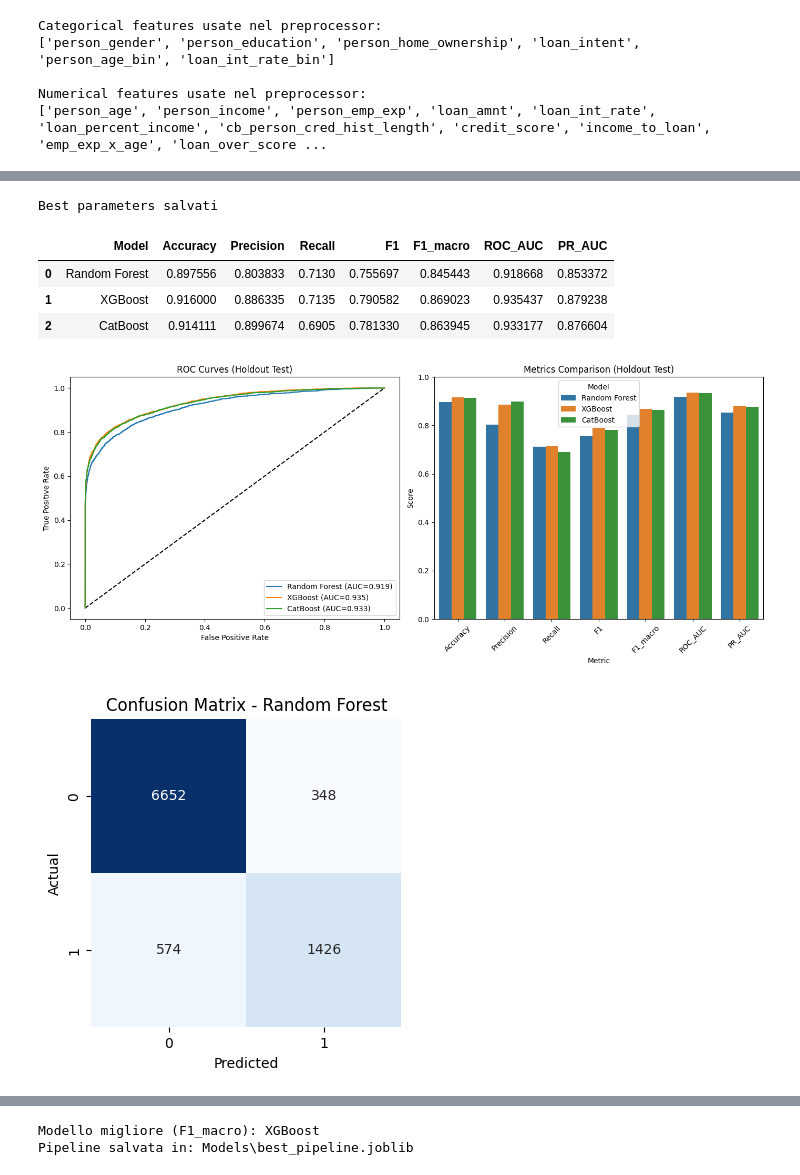
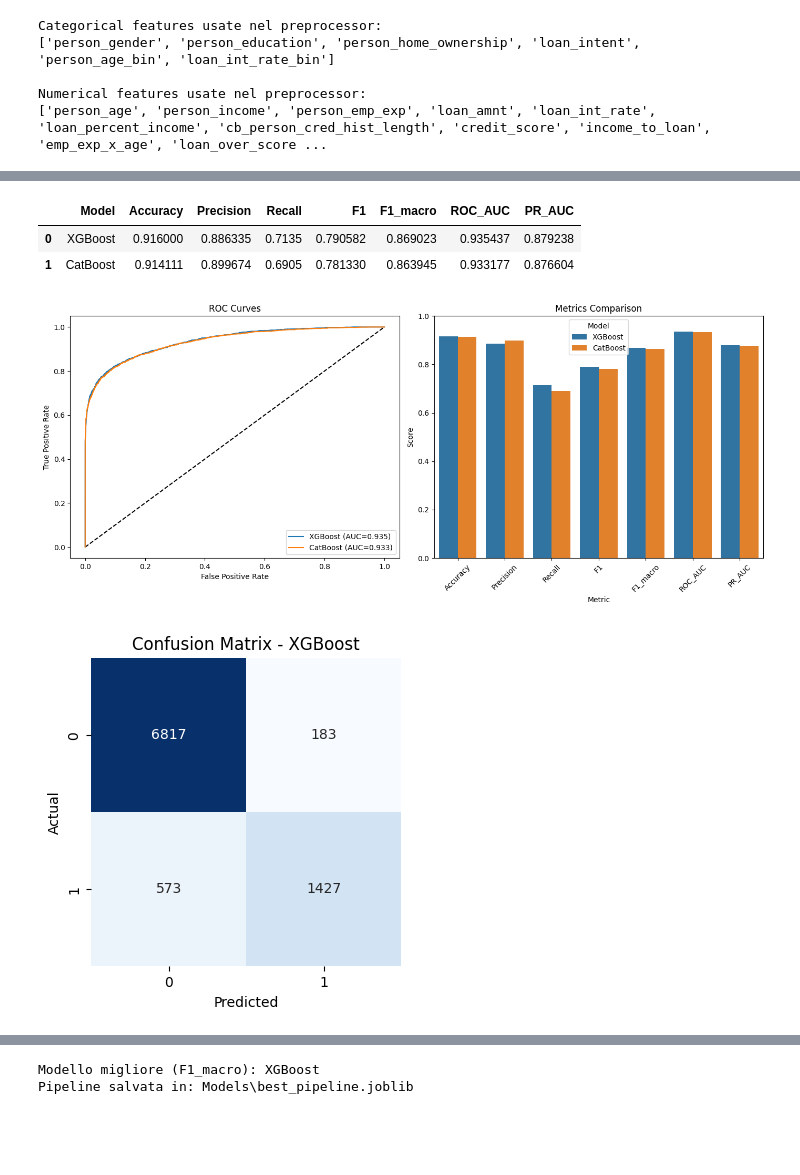
Before and after one commit to NicoBache/DMMLproject, a Jupyter notebook: DMML_CreditRisk_Notebook_Smtnc_ok.ipynb, the cells around one changed output, grey strips where cells are left out. Cells and saved outputs as stored; diff of their text form; code cells hidden in the pictures; blank space fills up the shorter version.

```diff
--- a/DMML_CreditRisk_Notebook_Smtnc_ok.ipynb
+++ b/DMML_CreditRisk_Notebook_Smtnc_ok.ipynb
@@ -766,22 +665,18 @@ import json
 
 # Save best params of all models in a single JSON
 best_params_all = {
-    "RandomForest": rf_grid.best_params_,
     "XGBoost": xgb_grid.best_params_,
     "CatBoost": cat_grid.best_params_
 }
 
-# Salva su file JSON
 with open("best_params_GS_Pipe.json", "w") as f:
     json.dump(best_params_all, f, indent=4)
 
 print("Best parameters salvati")
-# %% [output]
-Best parameters salvati
 # %%
 
 #===========================================
-# Validazione holdout con modelli ottimizzati
+# Validation on the test set with optimized models
 #===========================================
 
 import json
@@ -800,30 +695,26 @@ from imblearn.pipeline import Pipeline as ImbPipeline
 from imblearn.over_sampling import SMOTENC
 
 # ===========================
-# 1) Load best params
+# Load best params
 # ===========================
 with open("best_params_GS_Pipe.json", "r") as f:
     best_params_all = json.load(f)
 
+# Function to strip "classifier__" prefix
 def strip_params(params):
     return {k.replace("classifier__", ""): v for k, v in params.items()}
 
 # ===========================
-# 2) Rebuild models with best params (settaggi stabili)
+# Rebuild models with best params
 # ===========================
-rf_best = RandomForestClassifier(
-    **strip_params(best_params_all["RandomForest"]),
-    random_state=42,
-    n_jobs=1,                 # stabilità su Windows
-    class_weight="balanced"
-)
+
 
 xgb_best = XGBClassifier(
     **strip_params(best_params_all["XGBoost"]),
     use_label_encoder=False,
     eval_metric="logloss",
     random_state=42,
-    n_jobs=1                  # evita parallelismo annidato
+    n_jobs=1
 )
 
 cat_best = CatBoostClassifier(
@@ -831,17 +722,15 @@ cat_best = CatBoostClassifier(
     verbose=0,
     random_state=42,
     auto_class_weights="Balanced")
-    #thread_count=1      )      # equivalente di n_jobs per CatBoost
 
 
 models_best = {
-    "Random Forest": rf_best,
     "XGBoost": xgb_best,
     "CatBoost": cat_best
 }
 
 # ===========================
-# 3) SMOTENC: indici categorici coerenti con il preprocessor
+# SMOTENC
 # ===========================
 preprocessor.fit(X_train)
 X_train_transformed = preprocessor.transform(X_train)
@@ -850,15 +739,15 @@ cat_indices = [X_train_transformed.columns.get_loc(c) for c in categorical_featu
 smote = SMOTENC(categorical_features=cat_indices, random_state=42)
 
 # ===========================
-# 4) Train + metriche + ROC
+# Train + metrics + ROC
 # ===========================
 results = []
 
 plt.figure(figsize=(14, 6))
 plt.subplot(1, 2, 1)
-plt.title("ROC Curves (Holdout Test)")
+plt.title("ROC Curves")
 plt.plot([0, 1], [0, 1], "k--")
-fitted_pipes = {} # per salvare le pipeline fittate
+fitted_pipes = {}
 
 for name, model in models_best.items():
     pipe = ImbPipeline([
@@ -868,7 +757,7 @@ for name, model in models_best.items():
     ])
 
     pipe.fit(X_train, y_train)
-    fitted_pipes[name] = pipe  # << salva la pipeline fittata
+    fitted_pipes[name] = pipe  # save fitted pipeline
 
     y_pred = pipe.predict(X_test)
     y_proba = pipe.predict_proba(X_test)[:, 1]
@@ -900,44 +789,43 @@ plt.ylabel("True Positive Rate")
 plt.legend()
 
 # ===========================
-# 5) Metrics summary + barplot
+# Metrics summary + barplot
 # ===========================
 df_results = pd.DataFrame(results)
 display(df_results)
 
 plt.subplot(1, 2, 2)
 metrics_to_plot = ["Accuracy", "Precision", "Recall", "F1", "F1_macro", "ROC_AUC", "PR_AUC"]
 df_melt = df_results.melt(id_vars="Model", value_vars=metrics_to_plot, var_name="Metric", value_name="Score")
 sns.barplot(x="Metric", y="Score", hue="Model", data=df_melt)
-plt.title("Metrics Comparison (Holdout Test)")
+plt.title("Metrics Comparison")
 plt.xticks(rotation=45)
 plt.ylim(0, 1)
 plt.tight_layout()
 plt.show()
 
 # ===========================
-# 6) Confusion matrices
+# Confusion matrices
 # ===========================
 for name, model in models_best.items():
     pipe = ImbPipeline([
         ("preprocessor", preprocessor),
         ("smote", smote),
         ("classifier", model)
     ])
     pipe.fit(X_train, y_train)
     y_pred = pipe.predict(X_test)
 
     cm = confusion_matrix(y_test, y_pred)
     plt.figure(figsize=(4, 4))
     sns.heatmap(cm, annot=True, fmt="d", cmap="Blues", cbar=False)
     plt.title(f"Confusion Matrix - {name}")
     plt.xlabel("Predicted")
     plt.ylabel("Actual")
     plt.show()
 # %% [output]
 |  | Model | Accuracy | Precision | Recall | F1 | F1_macro | ROC_AUC | PR_AUC |
-| 0 | Random Forest | 0.897556 | 0.803833 | 0.7130 | 0.755697 | 0.845443 | 0.918668 | 0.853372 |
-| 1 | XGBoost | 0.916000 | 0.886335 | 0.7135 | 0.790582 | 0.869023 | 0.935437 | 0.879238 |
-| 2 | CatBoost | 0.914111 | 0.899674 | 0.6905 | 0.781330 | 0.863945 | 0.933177 | 0.876604 |
+| 0 | XGBoost | 0.916000 | 0.886335 | 0.7135 | 0.790582 | 0.869023 | 0.935437 | 0.879238 |
+| 1 | CatBoost | 0.914111 | 0.899674 | 0.6905 | 0.781330 | 0.863945 | 0.933177 | 0.876604 |
-[figure, old version]
+[figure, new version]
-[figure, old version]
+[figure, new version]
```
Also changed, not shown: parts of 34 cells of this notebook, 6 other files.
